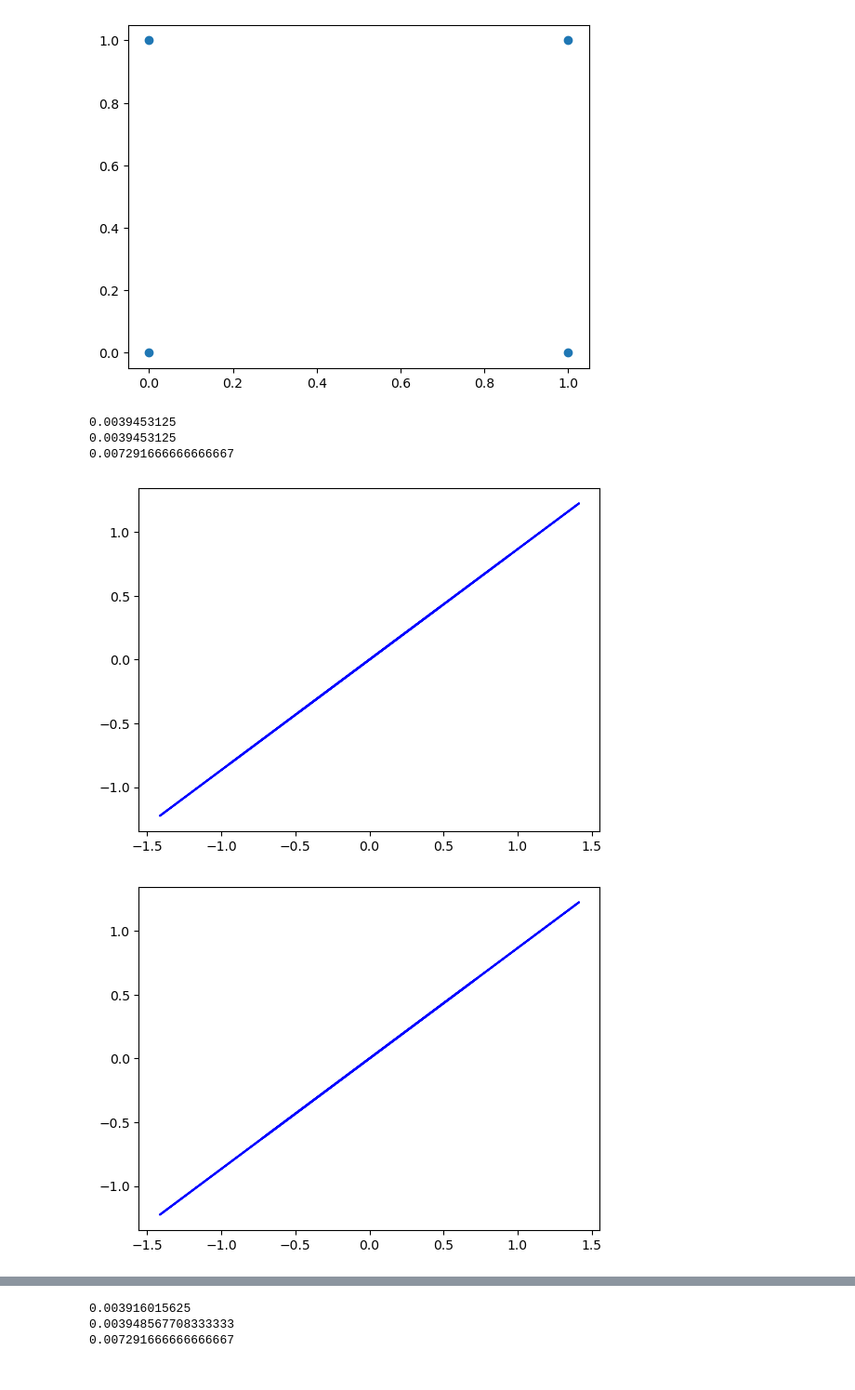
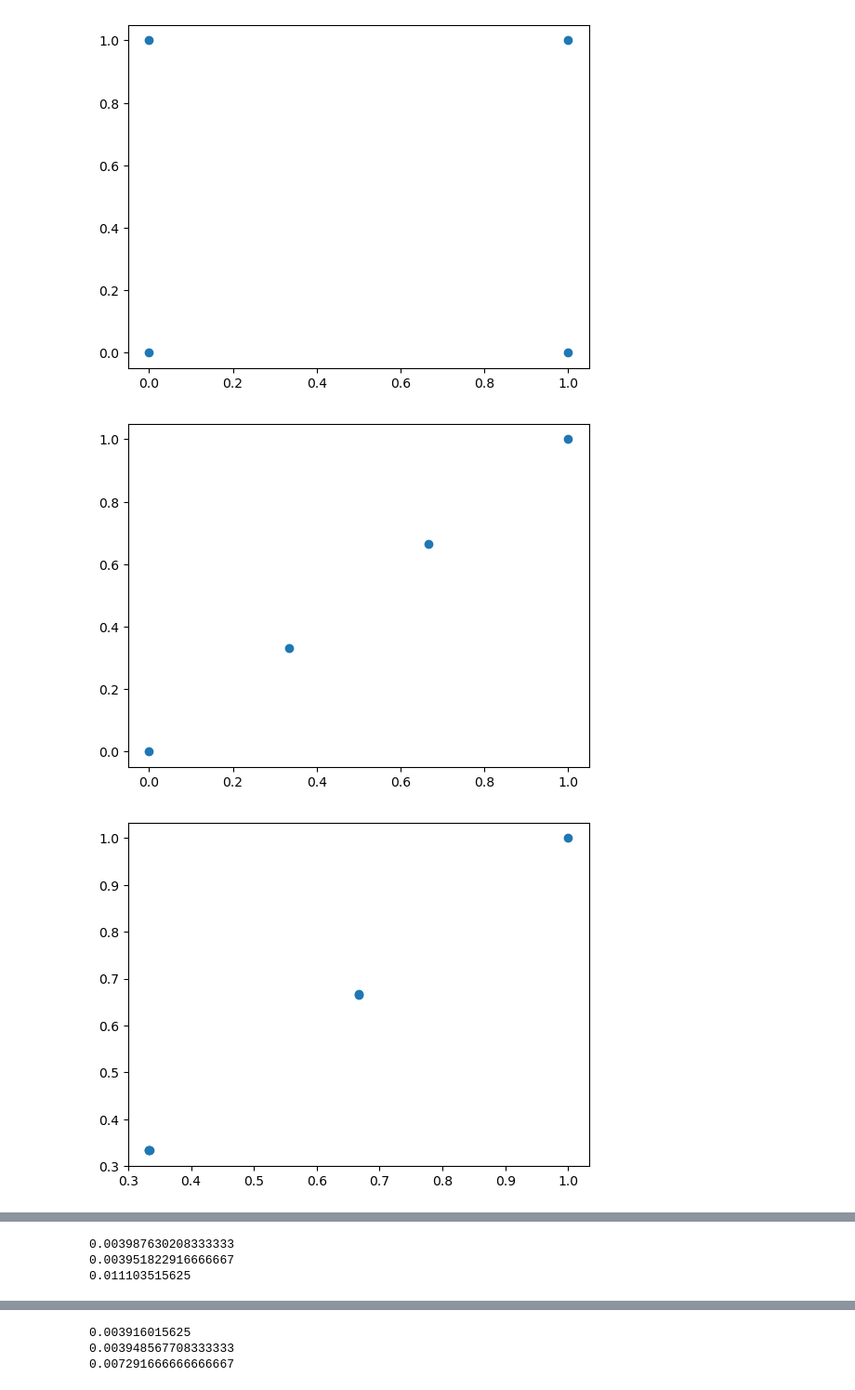
Before and after one commit to alireza-astane/Radio_Telescope_Signal_Processing, a Jupyter notebook: methods.ipynb, the cells around one changed output, grey strips where cells are left out. Shown at 93% size. Saved outputs shown, nothing was run; the diff lists cells and outputs as text; code cells hidden in the pictures.

Commit message:
add poses

```diff
--- a/methods.ipynb
+++ b/methods.ipynb
@@ -1321,10 +1340,25 @@ plt.show()
+# %%
+def get_Bs(poses):
+    reshaped = poses.reshape((3,4,1))
+    transpoed = reshaped.transpose((0,2,1))
+    distances = (transpoed - reshaped)
+    Bs = np.zeros((3,6))
+
+    Bs[:,0] = distances[:,0,1]
+    Bs[:,1] = distances[:,0,2]
+    Bs[:,2] = distances[:,0,3]
+    Bs[:,3] = distances[:,1,2]
+    Bs[:,4] = distances[:,1,3]
+    Bs[:,5] = distances[:,2,3]
+
+    return Bs
 # %%
 n = 4
 D = 1
 
 
 steps = 100
-delta = 30 * 2* np.pi / 180
+delta = 60 * 2* np.pi / 180
 h0 = 0
 
 
@@ -1381,46 +1415,62 @@ def getV(B,T,steps,delta,h0):
 
 
 
-Bs_line = np.array([[ 0         ,  0.333      ,  0.666      ,  1         ],
+p_line = np.array([[ 0         ,  0.333      ,  0.666      ,  1         ],
                     [ 0         ,  0.333      ,0.666        ,  1         ],
                     [ 0.        ,  0.        ,  0.        ,  0.        ]])
 
-Bs_line2 = np.array([[ 0         ,  0.49      ,  0.51      ,  1         ],
+p_line2 = np.array([[ 0         ,  0.49      ,  0.51      ,  1         ],
                     [ 0         ,  0.49         ,0.51        ,  1         ],
                     [ 0.        ,  0.        ,  0.        ,  0.        ]])
 
-Bs_squa = np.array([[ 0         ,  0     ,  1      ,  1         ],
+p_squa = np.array([[ 0         ,  0     ,  1      ,  1         ],
                     [ 0         ,  1         ,  0         ,  1         ],
                     [ 0.        ,  0.        ,  0.        ,  0.        ]])
 
 
+Bs_line =  get_Bs(p_line)
+Bs_line2 =  get_Bs(p_line2)
+Bs_squa =  get_Bs(p_squa)
+
+
+plt.scatter(p_line[0,:],p_line[1,:])
+plt.show()
+plt.scatter(Bs_line[0,:],Bs_line[1,:])
+plt.show()
+
+plt.scatter(p_line2[0,:],p_line2[1,:])
+plt.show()
+plt.scatter(Bs_line2[0,:],Bs_line2[1,:])
+plt.show()
+
+plt.scatter(p_squa[0,:],p_squa[1,:])
+plt.show()
+plt.scatter(Bs_squa[0,:],Bs_squa[1,:])
+plt.show()
 
 V = getV(Bs_line,T,steps,delta,h0)
 score = get_score(V,n)
 print(score)
 
 fig, ax = plt.subplots()
 for i in range(n):
     ax.plot(V[:,0,i],V[:,1,i], c = "blue")
 
 V = getV(Bs_line2,T,steps,delta,h0)
 score = get_score(V,n)
 print(score)
 
 fig, ax = plt.subplots()
 for i in range(n):
     ax.plot(V[:,0,i],V[:,1,i], c = "blue")
 
 V = getV(Bs_squa,T,steps,delta,h0)
 score = get_score(V,n)
 print(score)
 
 fig, ax = plt.subplots()
 for i in range(n):
     ax.plot(V[:,0,i],V[:,1,i], c = "blue")
 # %% [output]
-0.0039453125
-0.0039453125
-0.007291666666666667
-[figure, old version]
+[figure, new version]
-[figure, old version]
+[figure, new version]
@@ -1427,0 +1481,3 @@ for i in range(n):
+0.003987630208333333
+0.003951822916666667
+0.011103515625
```
Also changed, not shown: parts of 5 cells of this notebook.
